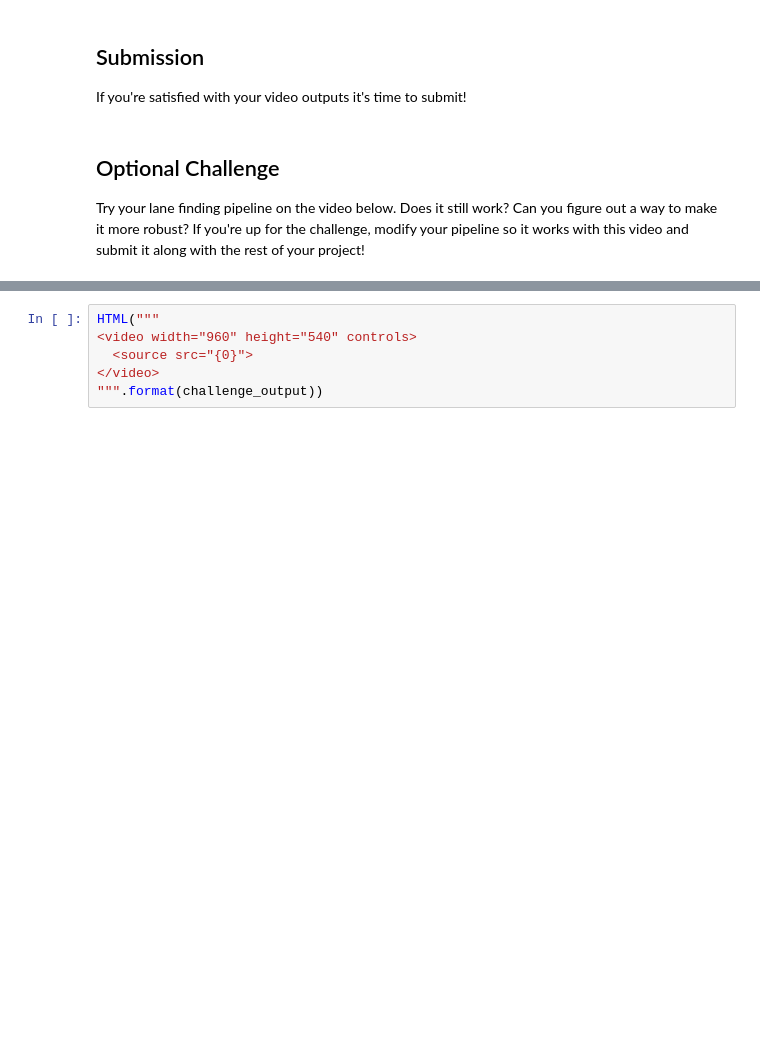
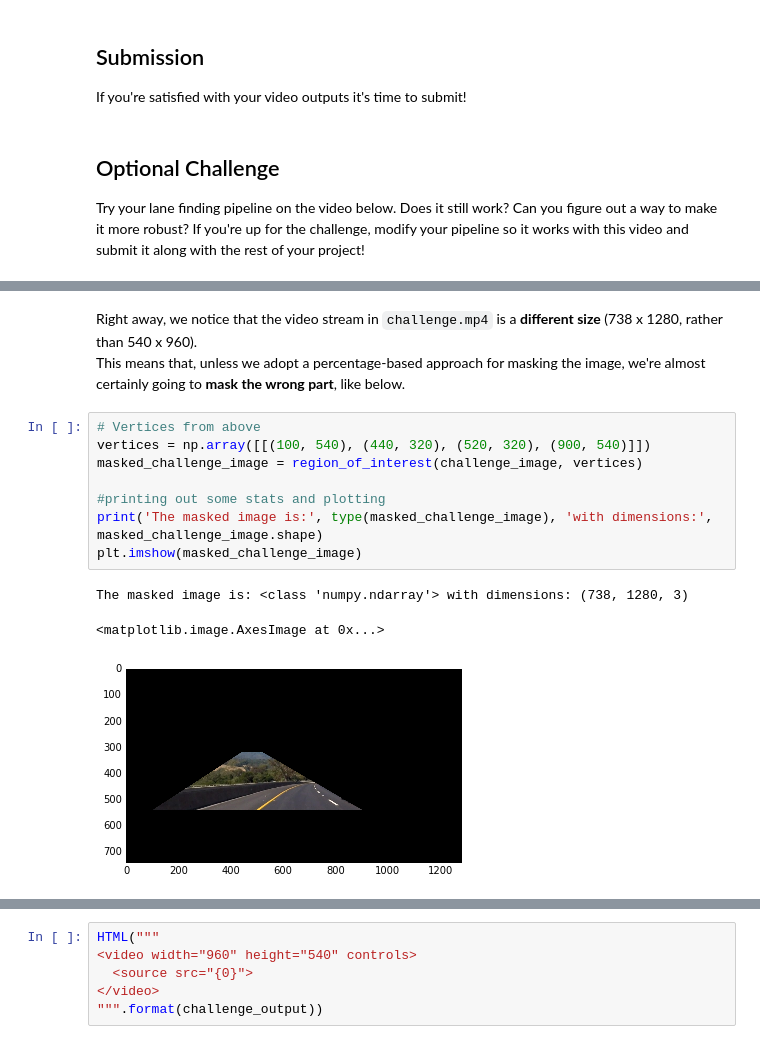
Before and after one commit to mgruben/lane-lines, a Jupyter notebook: P0.ipynb, the cells around one changed output, grey strips where cells are left out. Cells and saved outputs as stored; diff of their text form; blank space fills up the shorter version.

```diff
--- a/P0.ipynb
+++ b/P0.ipynb
@@ -352,0 +354,15 @@ Try your lane finding pipeline on the video below.  Does it still work?  Can you
+# %% [markdown]
+Right away, we notice that the video stream in `challenge.mp4` is a **different size** (738 x 1280, rather than 540 x 960).
+This means that, unless we adopt a percentage-based approach for masking the image, we're almost certainly going to **mask the wrong part**, like below.
+# %%
+# Vertices from above
+vertices = np.array([[(100, 540), (440, 320), (520, 320), (900, 540)]])
+masked_challenge_image = region_of_interest(challenge_image, vertices)
+
+#printing out some stats and plotting
+print('The masked image is:', type(masked_challenge_image), 'with dimensions:', masked_challenge_image.shape)
+plt.imshow(masked_challenge_image)
+# %% [output]
+The masked image is: <class 'numpy.ndarray'> with dimensions: (738, 1280, 3)
+<matplotlib.image.AxesImage at 0x...>
+[figure, added]
```
Also changed, not shown: parts of 31 cells of this notebook.
